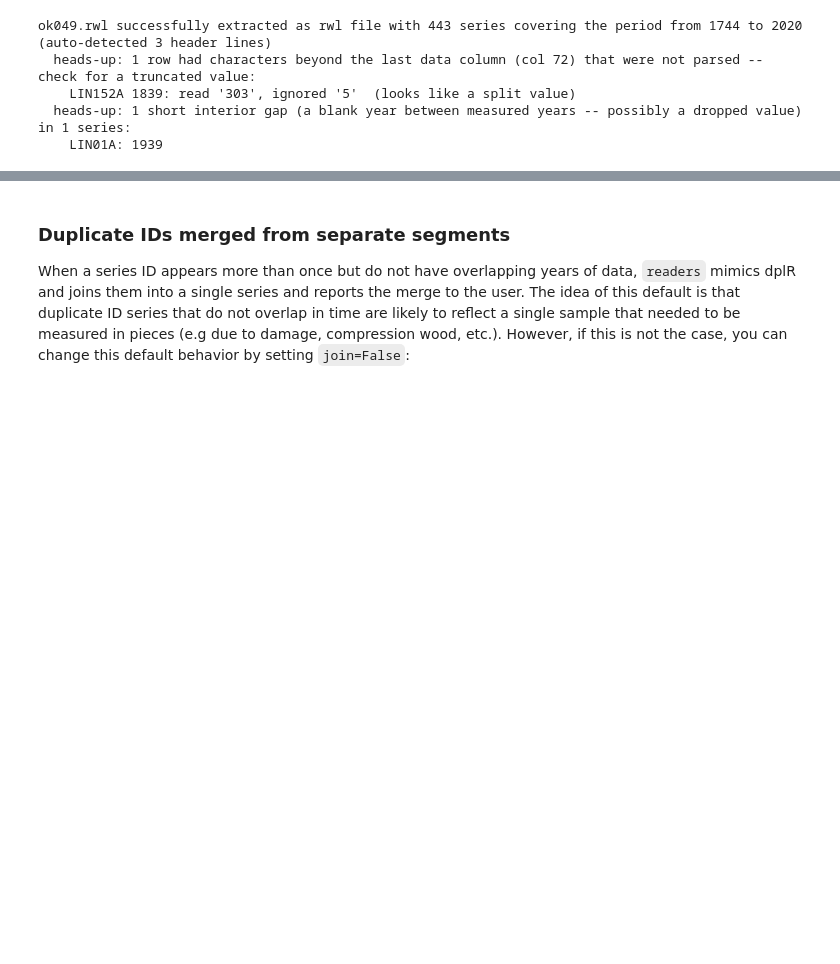
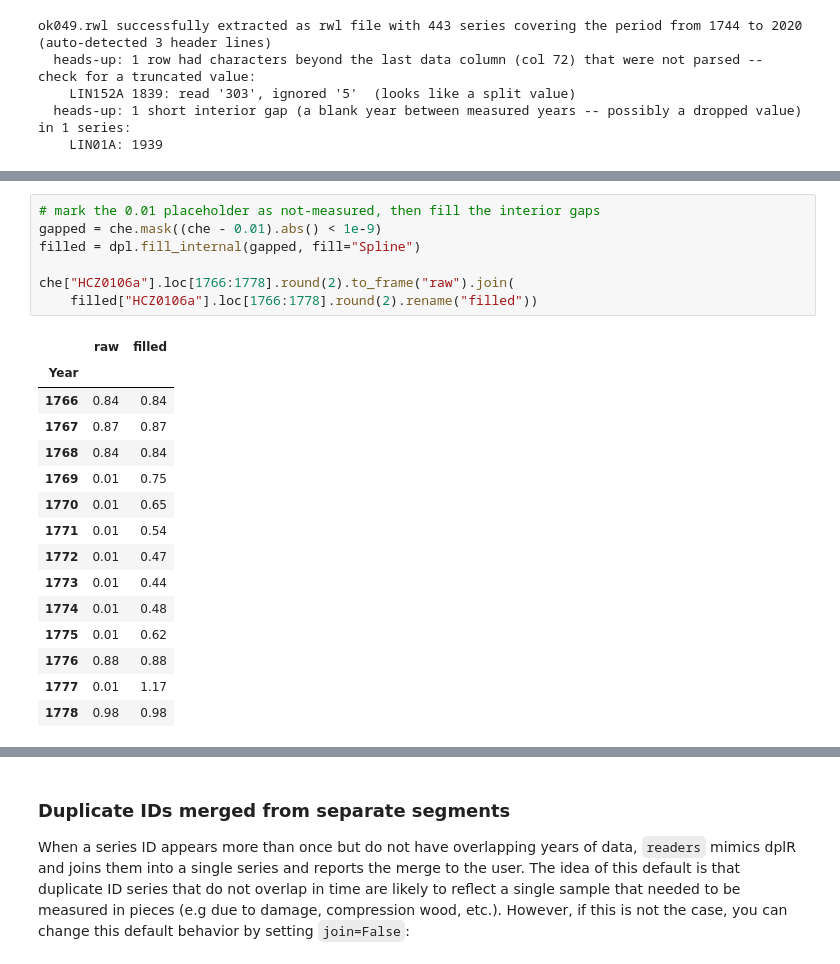
Before and after one commit to OpenDendro/dplPy, a Jupyter notebook: notebooks/readers_demonstration.ipynb, the cells around one changed output, grey strips where cells are left out. Drawn from its saved outputs; the diff is of its cells as text; blank space fills up the shorter version.

```diff
--- a/notebooks/readers_demonstration.ipynb
+++ b/notebooks/readers_demonstration.ipynb
@@ -138,0 +193,23 @@ ok049.rwl successfully extracted as rwl file with 443 series covering the period
+# %%
+# mark the 0.01 placeholder as not-measured, then fill the interior gaps
+gapped = che.mask((che - 0.01).abs() < 1e-9)
+filled = dpl.fill_internal(gapped, fill="Spline")
+
+che["HCZ0106a"].loc[1766:1778].round(2).to_frame("raw").join(
+    filled["HCZ0106a"].loc[1766:1778].round(2).rename("filled"))
+# %% [output]
+|  | raw | filled |
+| Year |  |  |
+| 1766 | 0.84 | 0.84 |
+| 1767 | 0.87 | 0.87 |
+| 1768 | 0.84 | 0.84 |
+| 1769 | 0.01 | 0.75 |
+| 1770 | 0.01 | 0.65 |
+| 1771 | 0.01 | 0.54 |
+| 1772 | 0.01 | 0.47 |
+| 1773 | 0.01 | 0.44 |
+| 1774 | 0.01 | 0.48 |
+| 1775 | 0.01 | 0.62 |
+| 1776 | 0.88 | 0.88 |
+| 1777 | 0.01 | 1.17 |
+| 1778 | 0.98 | 0.98 |
```
Also changed, not shown: parts of 10 cells of this notebook.
